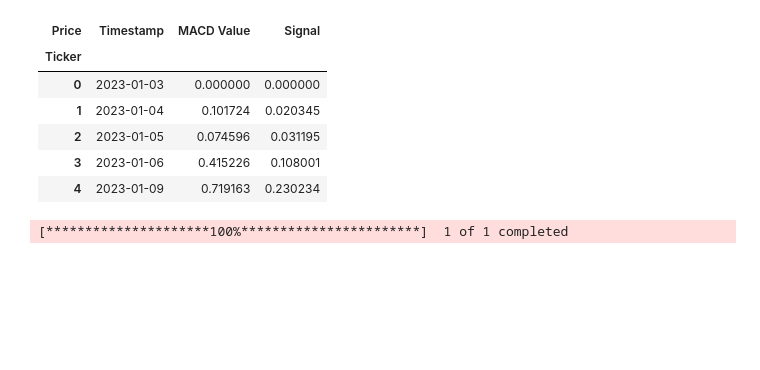
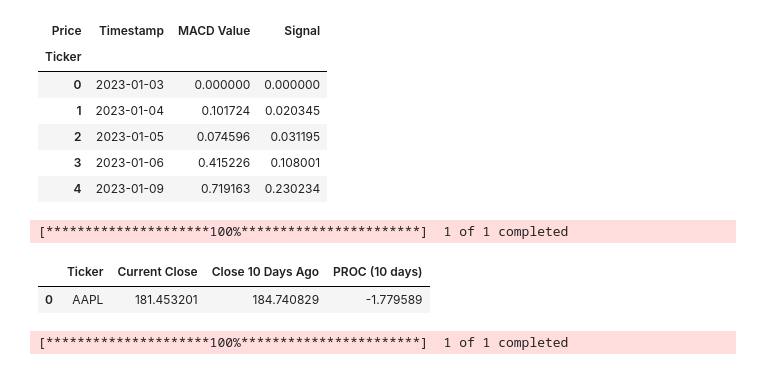
Before and after one commit to Justin-Pascua/PIC16B-Group-E, a Jupyter notebook: yahoodata.ipynb, the cells around one changed output. Cells and saved outputs as stored; diff of their text form; code cells hidden in the pictures; blank space fills up the shorter version.

```diff
--- a/yahoodata.ipynb
+++ b/yahoodata.ipynb
@@ -218,3 +268,10 @@ df_macd.head()
+# %%
+df_proc = stock_proc("AAPL", "2023-01-01", "2024-02-20", n=10)
+df_proc
+# %% [output]
+[*********************100%***********************]  1 of 1 completed
+|  | Ticker | Current Close | Close 10 Days Ago | PROC (10 days) |
+| 0 | AAPL | 181.453201 | 184.740829 | -1.779589 |
 # %%
 def fetch_rsi(stock_ticker, start_date, end_date, window=14):
     """
```
Also changed, not shown: parts of 3 cells of this notebook.
